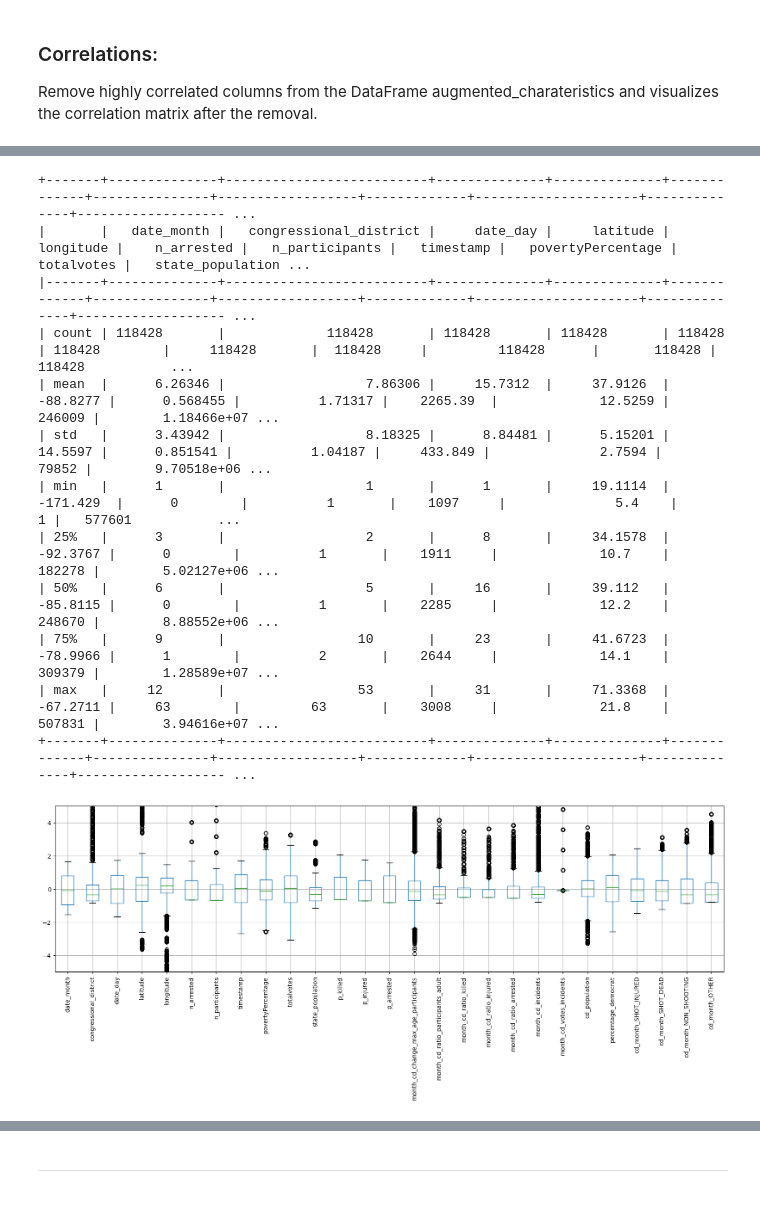
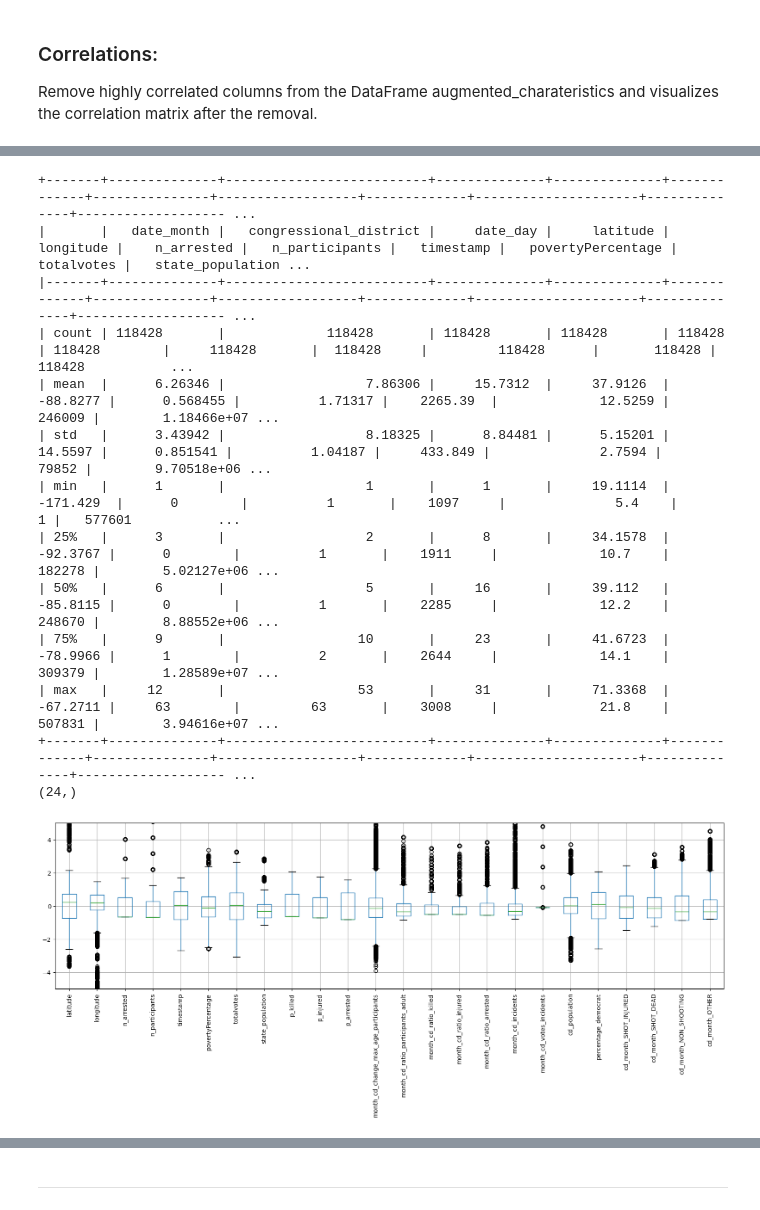
Before and after one commit to gentannipea/DataMining-2023, a Jupyter notebook: notebooks/Data_Cleaning.ipynb, the cells around one changed output, grey strips where cells are left out. Drawn from its saved outputs; the diff is of its cells as text; code cells hidden in the pictures.

```diff
--- a/notebooks/Data_Cleaning.ipynb
+++ b/notebooks/Data_Cleaning.ipynb
@@ -976,7 +976,14 @@ c = c.drop(columns=to_remove_columns)
 
 # ---
 
-from sklearn.preprocessing import StandardScaler, MinMaxScaler
+# Set the dtype of all non-numeric columns to 'object'
+cat_cols = ['date_month', 'date_day', 'congressional_district', 'state', 'incident_characteristics1', 'city_or_county', 'party']
+c[cat_cols] = c[cat_cols].astype('object')
+print(c.select_dtypes(include=['float64', 'int64']).columns.shape)
+
+# ---
+
+from sklearn.preprocessing import StandardScaler
 
 scaler = StandardScaler()
 d = scaler.fit_transform(c.select_dtypes(include=['float64', 'int64']))
@@ -996,16 +1003,17 @@ plt.show()
 +-------+--------------+--------------------------+--------------+--------------+-------------+---------------+------------------+-------------+---------------------+--------------+------------------- ...
 |       |   date_month |   congressional_district |     date_day |     latitude |   longitude |    n_arrested |   n_participants |   timestamp |   povertyPercentage |   totalvotes |   state_population ...
 |-------+--------------+--------------------------+--------------+--------------+-------------+---------------+------------------+-------------+---------------------+--------------+------------------- ...
 | count | 118428       |             118428       | 118428       | 118428       | 118428      | 118428        |     118428       |  118428     |         118428      |       118428 |   118428           ...
 | mean  |      6.26346 |                  7.86306 |     15.7312  |     37.9126  |    -88.8277 |      0.568455 |          1.71317 |    2265.39  |             12.5259 |       246009 |        1.18466e+07 ...
 | std   |      3.43942 |                  8.18325 |      8.84481 |      5.15201 |     14.5597 |      0.851541 |          1.04187 |     433.849 |              2.7594 |        79852 |        9.70518e+06 ...
 | min   |      1       |                  1       |      1       |     19.1114  |   -171.429  |      0        |          1       |    1097     |              5.4    |            1 |   577601           ...
 | 25%   |      3       |                  2       |      8       |     34.1578  |    -92.3767 |      0        |          1       |    1911     |             10.7    |       182278 |        5.02127e+06 ...
 | 50%   |      6       |                  5       |     16       |     39.112   |    -85.8115 |      0        |          1       |    2285     |             12.2    |       248670 |        8.88552e+06 ...
 | 75%   |      9       |                 10       |     23       |     41.6723  |    -78.9966 |      1        |          2       |    2644     |             14.1    |       309379 |        1.28589e+07 ...
 | max   |     12       |                 53       |     31       |     71.3368  |    -67.2711 |     63        |         63       |    3008     |             21.8    |       507831 |        3.94616e+07 ...
 +-------+--------------+--------------------------+--------------+--------------+-------------+---------------+------------------+-------------+---------------------+--------------+------------------- ...
+(24,)
-[figure, old version]
+[figure, new version]
 # %%
 e = d.copy()
 f = e.select_dtypes(include=['float64', 'int64']).copy()
```
Also changed, not shown: parts of 4 cells of this notebook.
